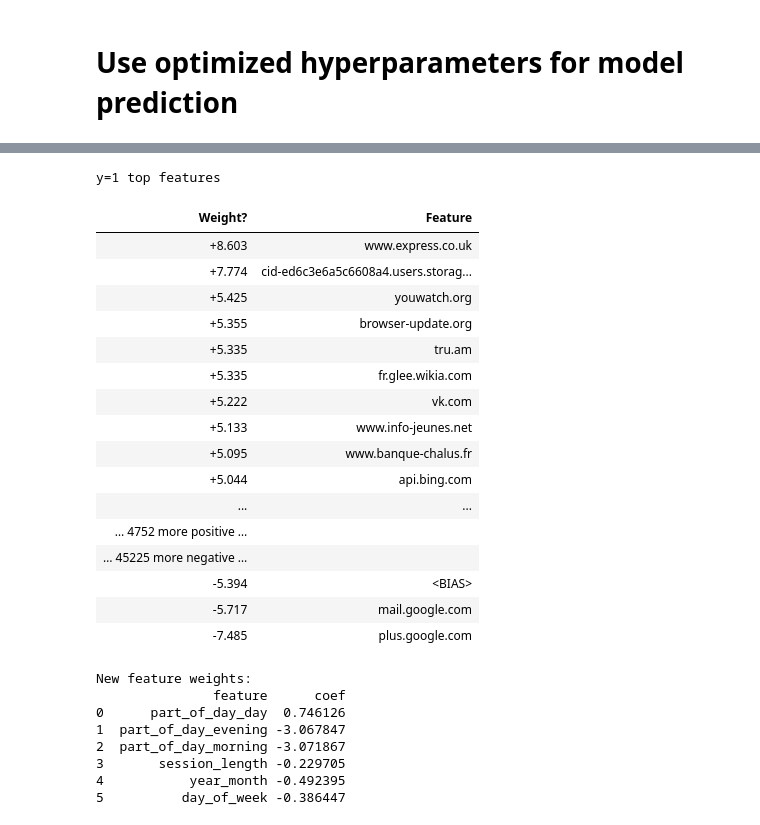
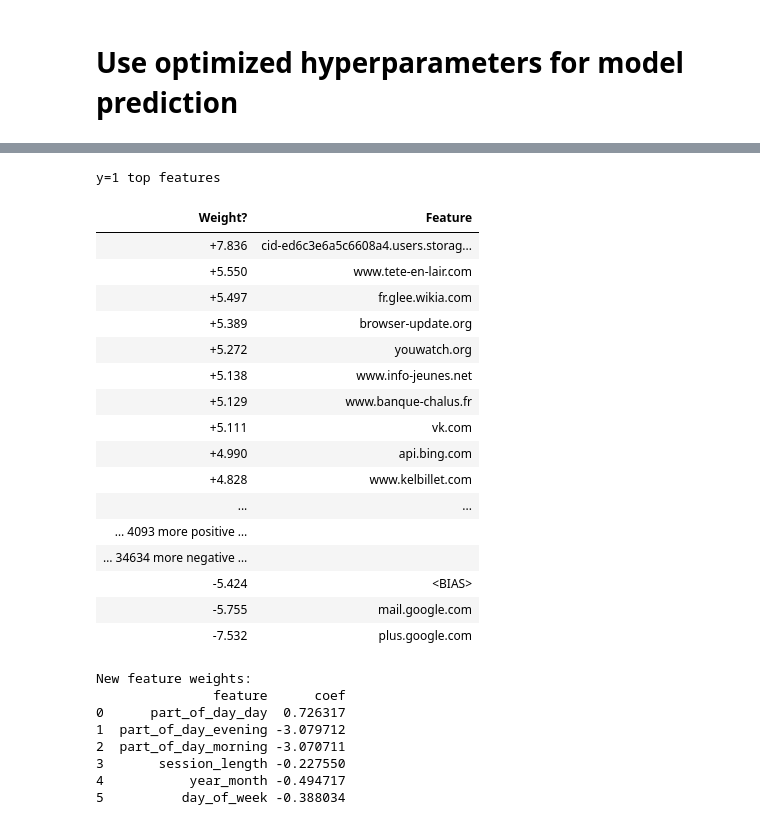
Before and after one commit to beatwad/alice, a Jupyter notebook: Untitled.ipynb, the cells around one changed output, grey strips where cells are left out. Drawn from its saved outputs; the diff is of its cells as text; code cells hidden in the pictures.

Commit message:
Number of features is 40000. ROC_AUC score is 0.95550

```diff
--- a/Untitled.ipynb
+++ b/Untitled.ipynb
@@ -62,7 +62,7 @@ X_train_sites, X_test_sites, y_train, vectorizer, train_times, test_times = prep
     path_to_test=os.path.join(PATH_TO_DATA, 'test_sessions.csv'),
     path_to_site_dict=os.path.join(PATH_TO_DATA, 'site_dic.pkl'),
     vectorizer_params={'ngram_range': (1, 5),
-                       'max_features': 50000,
+                       'max_features': 38750,
                        'tokenizer': lambda s: s.split()}
 )
 # %% [output]
@@ -577,15 +524,0 @@ ROC_AUC score is 0.95418, slightly worse
-# %%
-train_times['day_of_week'] = pd.Categorical(train_times['day_of_week'])
-test_times['day_of_week'] = pd.Categorical(test_times['day_of_week'])
-
-new_train_features = add_new_features(train_times, ['full_session', 'year_month'], ['part_of_day', 'day_of_week'])
-new_test_features = add_new_features(test_times, ['full_session', 'year_month'], ['part_of_day', 'day_of_week'])
-
-cols_to_drop = [f'day_of_week_{i}' for i in range(0, 7) if i != 2]
-new_train_features = new_train_features.drop(cols_to_drop, axis=1)
-new_test_features = new_test_features.drop(cols_to_drop, axis=1)
-
-X_train_sites_with_time = hstack([X_train_sites, new_train_features])
-X_test_sites_with_time = hstack([X_test_sites, new_test_features])
-# Train model with new features
-X_train_sites_with_time.shape, X_test_sites_with_time.shape
@@ -635,14 +524,0 @@ Got 0.94725 - bad decision
-# %%
-train_times['day_of_week'] = train_times['day_of_week'].astype(int)
-test_times['day_of_week'] = test_times['day_of_week'].astype(int)
-
-new_train_features = add_new_features(train_times, ['full_session', 'year_month', 'day_of_week'], ['part_of_day'])
-new_test_features = add_new_features(test_times, ['full_session', 'year_month',  'day_of_week'], ['part_of_day'])
-
-new_train_features = new_train_features.drop('part_of_day_day', axis=1)
-new_test_features = new_test_features.drop('part_of_day_day', axis=1)
-
-X_train_sites_with_time = hstack([X_train_sites, new_train_features])
-X_test_sites_with_time = hstack([X_test_sites, new_test_features])
-# Train model with new features
-X_train_sites_with_time.shape, X_test_sites_with_time.shape
@@ -702,8 +539,8 @@ X_train_sites_with_time.shape, X_test_sites_with_time.shape
 # %%
 new_features = list(new_train_features.columns)
-lr = LogisticRegression(C=2.069, random_state=SEED, solver='liblinear')
+lr = LogisticRegression(C=2.07, random_state=SEED, solver='liblinear')
 
-cv_scores9 = train_and_predict(model=lr, X_train=X_train_sites_with_time, y_train=y_train,
+cv_scores6 = train_and_predict(model=lr, X_train=X_train_sites_with_time, y_train=y_train,
                                X_test=X_test_sites_with_time, site_feature_names=vectorizer.get_feature_names(),
-                               new_feature_names=new_features, cv=tss, submission_file_name='subm9.csv')
+                               new_feature_names=new_features, cv=tss, submission_file_name='subm6.csv')
 # %% [output]
@@ -713,26 +550,26 @@ CV mean: 0.9261539380214467, CV std: 0.05323855492079396
 y=1 top features
 | Weight? | Feature |
-| +8.603 | www.express.co.uk |
-| +7.774 | cid-ed6c3e6a5c6608a4.users.storag... |
-| +5.425 | youwatch.org |
-| +5.355 | browser-update.org |
-| +5.335 | tru.am |
-| +5.335 | fr.glee.wikia.com |
-| +5.222 | vk.com |
-| +5.133 | www.info-jeunes.net |
-| +5.095 | www.banque-chalus.fr |
-| +5.044 | api.bing.com |
+| +7.836 | cid-ed6c3e6a5c6608a4.users.storag... |
+| +5.550 | www.tete-en-lair.com |
+| +5.497 | fr.glee.wikia.com |
+| +5.389 | browser-update.org |
+| +5.272 | youwatch.org |
+| +5.138 | www.info-jeunes.net |
+| +5.129 | www.banque-chalus.fr |
+| +5.111 | vk.com |
+| +4.990 | api.bing.com |
+| +4.828 | www.kelbillet.com |
 | ... | ... |
-| … 4752 more positive … |  |
-| … 45225 more negative … |  |
-| -5.394 | <BIAS> |
-| -5.717 | mail.google.com |
-| -7.485 | plus.google.com |
+| … 4093 more positive … |  |
+| … 34634 more negative … |  |
+| -5.424 | <BIAS> |
+| -5.755 | mail.google.com |
+| -7.532 | plus.google.com |
 New feature weights:
                feature      coef
-0      part_of_day_day  0.746126
-1  part_of_day_evening -3.067847
-2  part_of_day_morning -3.071867
-3       session_length -0.229705
-4           year_month -0.492395
-5          day_of_week -0.386447
+0      part_of_day_day  0.726317
+1  part_of_day_evening -3.079712
+2  part_of_day_morning -3.070711
+3       session_length -0.227550
+4           year_month -0.494717
+5          day_of_week -0.388034
```
Also changed, not shown: parts of 29 cells of this notebook, 6 other files.
